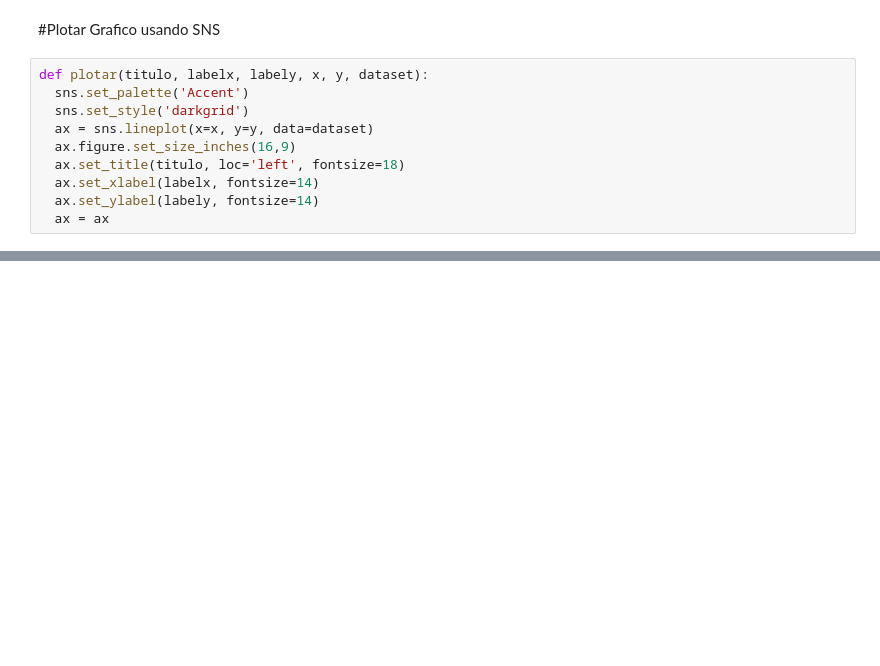
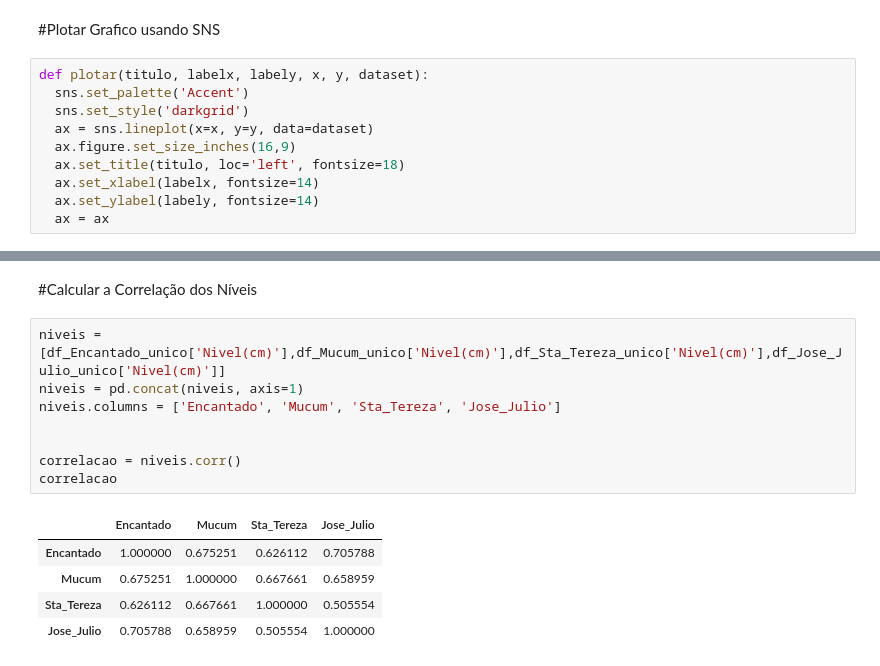
Before and after one commit to ksBrose/3DSGroup_BootcampDataScience, a Jupyter notebook: atividade.ipynb, the cells around one changed output, grey strips where cells are left out. Cells and saved outputs as stored; diff of their text form; blank space fills up the shorter version.

Commit message:
Criação do gráfico de correlação

```diff
--- a/atividade.ipynb
+++ b/atividade.ipynb
@@ -484,0 +503,16 @@ df_Encantado_unico.info()
+# %% [markdown]
+#Calcular a Correlação dos Níveis
+# %%
+niveis = [df_Encantado_unico['Nivel(cm)'],df_Mucum_unico['Nivel(cm)'],df_Sta_Tereza_unico['Nivel(cm)'],df_Jose_Julio_unico['Nivel(cm)']]
+niveis = pd.concat(niveis, axis=1)
+niveis.columns = ['Encantado', 'Mucum', 'Sta_Tereza', 'Jose_Julio']
+
+
+correlacao = niveis.corr()
+correlacao
+# %% [output]
+|  | Encantado | Mucum | Sta_Tereza | Jose_Julio |
+| Encantado | 1.000000 | 0.675251 | 0.626112 | 0.705788 |
+| Mucum | 0.675251 | 1.000000 | 0.667661 | 0.658959 |
+| Sta_Tereza | 0.626112 | 0.667661 | 1.000000 | 0.505554 |
+| Jose_Julio | 0.705788 | 0.658959 | 0.505554 | 1.000000 |
```
Also changed, not shown: parts of 31 cells of this notebook.
